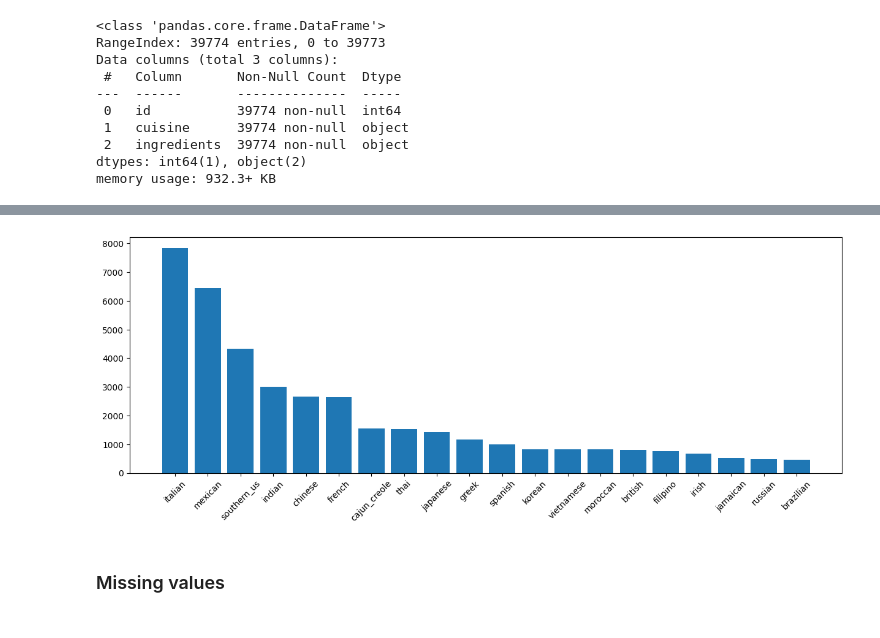
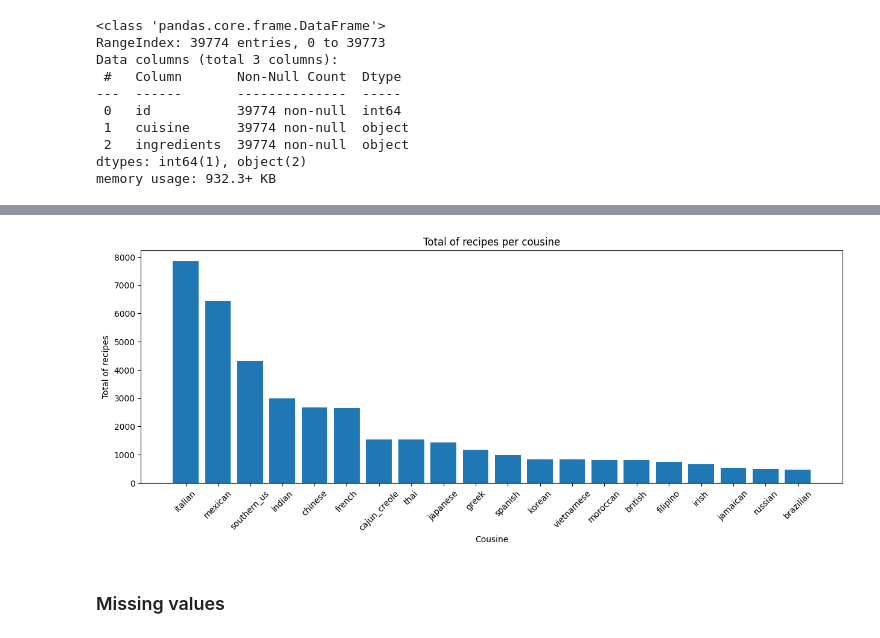
Before and after one commit to Saregom/ProjectDataScience, a Jupyter notebook: src/project_notebook.ipynb, the cells around one changed output, grey strips where cells are left out. Cells and saved outputs as stored; diff of their text form; code cells hidden in the pictures.

```diff
--- a/src/project_notebook.ipynb
+++ b/src/project_notebook.ipynb
@@ -116,13 +161,16 @@ id column is unique?: True
 # %%
 fig = plt.figure(figsize=(15, 5))
 
 cousine_categories = train_df['cuisine'].value_counts()
 
 plt.bar(cousine_categories.index, cousine_categories.values)
+plt.title('Total of recipes per cousine')
+plt.ylabel('Total of recipes')
+plt.xlabel('Cousine')
 plt.xticks(rotation=45)
 plt.show()
 # %% [output]
-[figure, old version]
+[figure, new version]
 # %% [markdown]
 ### Missing values
 # %%
```
Also changed, not shown: parts of 53 cells of this notebook, 1 other file.
